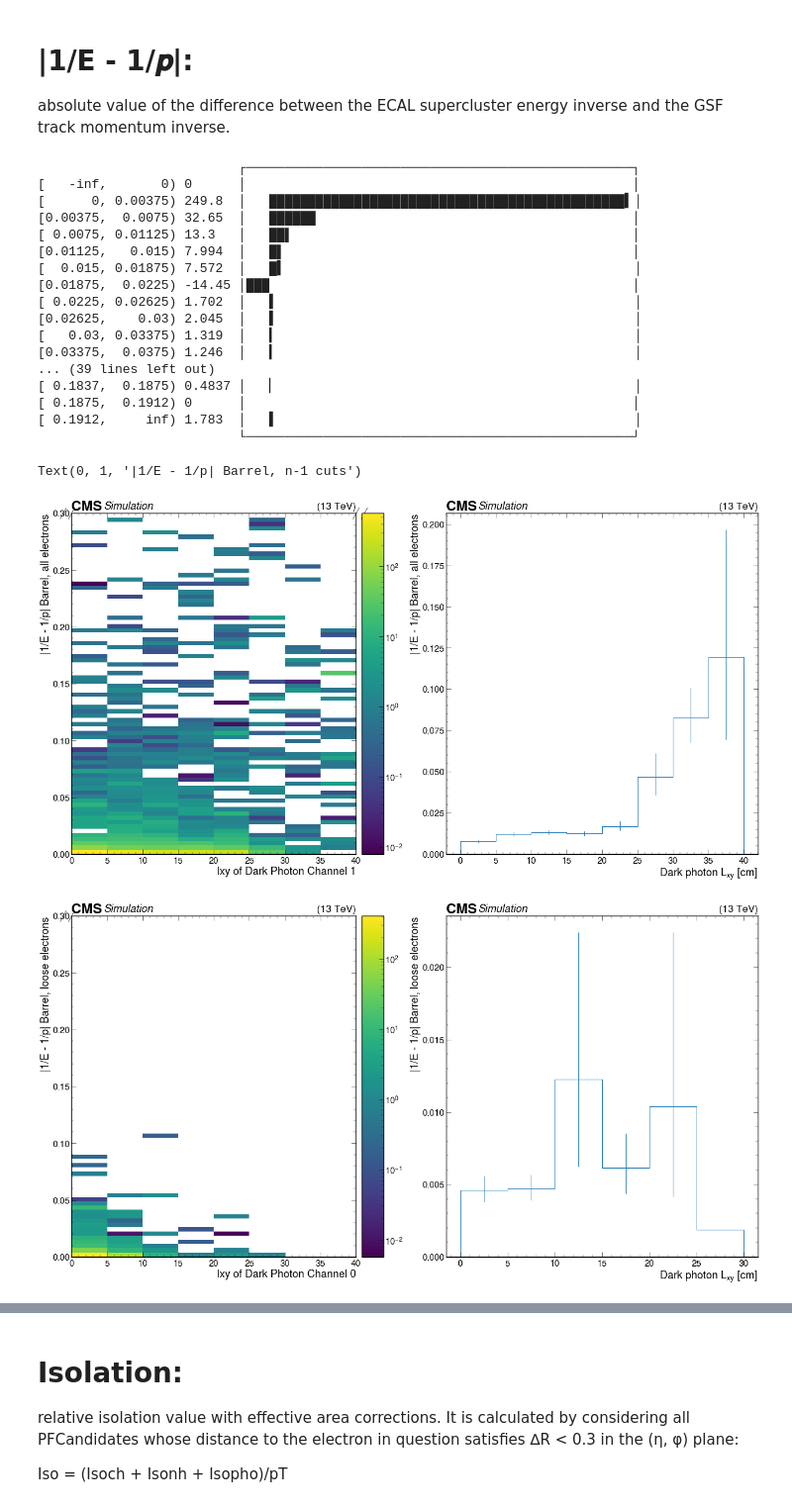
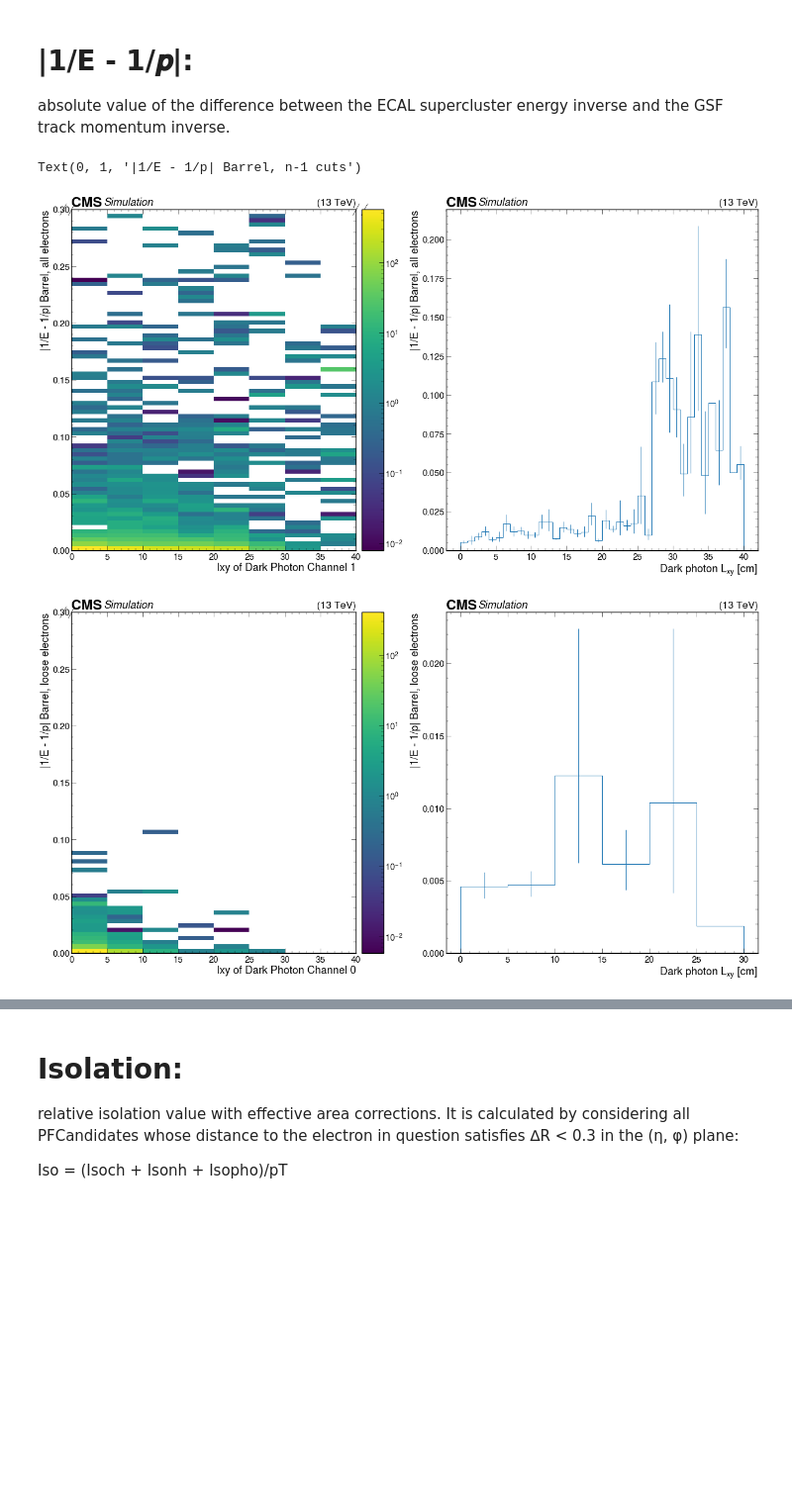
Before and after one commit to m251890/SIDM, a Jupyter notebook: sidm/studies/GSF_electrons_profiles.ipynb, the cells around one changed output, grey strips where cells are left out. Shown at 99% size. Cells and saved outputs as stored; diff of their text form; code cells hidden in the pictures; blank space fills up the shorter version.

```diff
--- a/sidm/studies/GSF_electrons_profiles.ipynb
+++ b/sidm/studies/GSF_electrons_profiles.ipynb
@@ -214,54 +180,37 @@ utilities.plot(hists["electron_GsfEleEInverseMinusPInverseCut2d"][channels[1], :
 plt.xlabel("lxy of Dark Photon Channel 1")
 plt.ylabel("|1/E - 1/p| Barrel, all electrons")
 plt.subplot(1, 2, 2)
-utilities.plot(hists["electron_GsfEleEInverseMinusPInverseCut2d"][channels[1], :40j:5j, :].profile(axis="electron_GsfEleEInverseMinusPInverseCut"))
-print(hists["electron_GsfEleEInverseMinusPInverseCut2d"][channels[1],slice(0, 2, sum),:51])
+utilities.plot(hists["electron_GsfEleEInverseMinusPInverseCut2d"][channels[1], :40j:1j, :].profile(axis="electron_GsfEleEInverseMinusPInverseCut"))
+#print(hists["electron_GsfEleEInverseMinusPInverseCut2d"][channels[1],slice(0, 2, sum),:51])
 plt.xlabel("Dark photon $L_{xy}$ [cm]")
 plt.ylabel("|1/E - 1/p| Barrel, all electrons")
 
 plt.subplots(1, 2, figsize=(30,15))
 plt.subplot(1, 2, 1)
 utilities.plot(hists["electron_GsfEleEInverseMinusPInverseCut2d"][channels[0], :40j:5j, :], label = sample, norm=mpl.colors.LogNorm())
 plt.xlabel("lxy of Dark Photon Channel 0")
 plt.ylabel("|1/E - 1/p| Barrel, loose electrons")
 plt.subplot(1, 2, 2)
 utilities.plot(hists["electron_GsfEleEInverseMinusPInverseCut2d"][channels[0], :40j:5j, :].profile(axis="electron_GsfEleEInverseMinusPInverseCut"))
 #print(hists["electron_GsfEleEInverseMinusPInverseCut2d"][channels[0],slice(0, 2, sum),:53])
 plt.xlabel("Dark photon $L_{xy}$ [cm]")
 plt.ylabel("|1/E - 1/p| Barrel, loose electrons")
 
 plt.subplots(1, 2, figsize=(30,15))
 plt.subplot(1, 2, 1)
 utilities.plot(hists["electron_GsfEleEInverseMinusPInverseCut2d"][channels[5], :40j:5j, :], label = sample, norm=mpl.colors.LogNorm())
 plt.xlabel("lxy of Dark Photon Channel 5")
 plt.ylabel("|1/E - 1/p| Barrel, n-1 cuts")
 plt.subplot(1, 2, 2)
 utilities.plot(hists["electron_GsfEleEInverseMinusPInverseCut2d"][channels[5], :40j:5j, :].profile(axis="electron_GsfEleEInverseMinusPInverseCut"))
 #print(hists["electron_GsfEleEInverseMinusPInverseCut2d"][channels[2],slice(0, 2, sum),:53])
 plt.xlabel("Dark photon $L_{xy}$ [cm]")
 plt.ylabel("|1/E - 1/p| Barrel, n-1 cuts")
 
 #(hists["electron_GsfEleEInverseMinusPInverseCut2d"][channels[0],slice(0, 2, sum),:])
 # %% [output]
-                          ┌──────────────────────────────────────────────────┐
-[   -inf,       0) 0      │                                                  │
-[      0, 0.00375) 249.8  │   ██████████████████████████████████████████████▍│
-[0.00375,  0.0075) 32.65  │   ██████                                         │
-[ 0.0075, 0.01125) 13.3   │   ██▌                                            │
-[0.01125,   0.015) 7.994  │   █▌                                             │
-[  0.015, 0.01875) 7.572  │   █▍                                             │
-[0.01875,  0.0225) -14.45 │███                                               │
-[ 0.0225, 0.02625) 1.702  │   ▍                                              │
-[0.02625,    0.03) 2.045  │   ▍                                              │
-[   0.03, 0.03375) 1.319  │   ▎                                              │
-[0.03375,  0.0375) 1.246  │   ▎                                              │
-... (39 lines left out)
-[ 0.1837,  0.1875) 0.4837 │   ▏                                              │
-[ 0.1875,  0.1912) 0      │                                                  │
-[ 0.1912,     inf) 1.783  │   ▍                                              │
-                          └──────────────────────────────────────────────────┘
+Text(0, 1, '|1/E - 1/p| Barrel, n-1 cuts')
-Text(0, 1, '|1/E - 1/p| Barrel, n-1 cuts')
-[figure, old version]
+[figure, new version]
 [figure]
 [figure]
 # %% [markdown]
```
Also changed, not shown: parts of 4 cells of this notebook, 3 other files.
